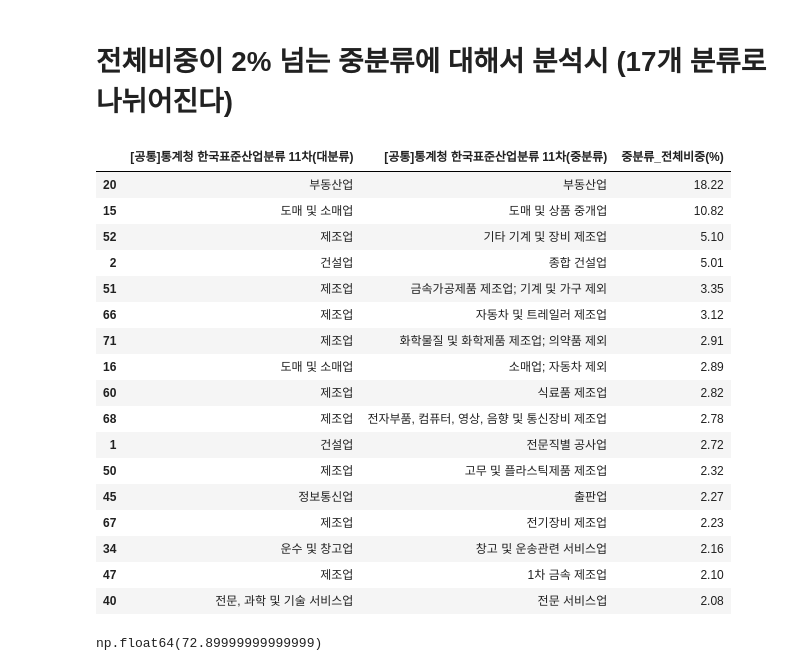
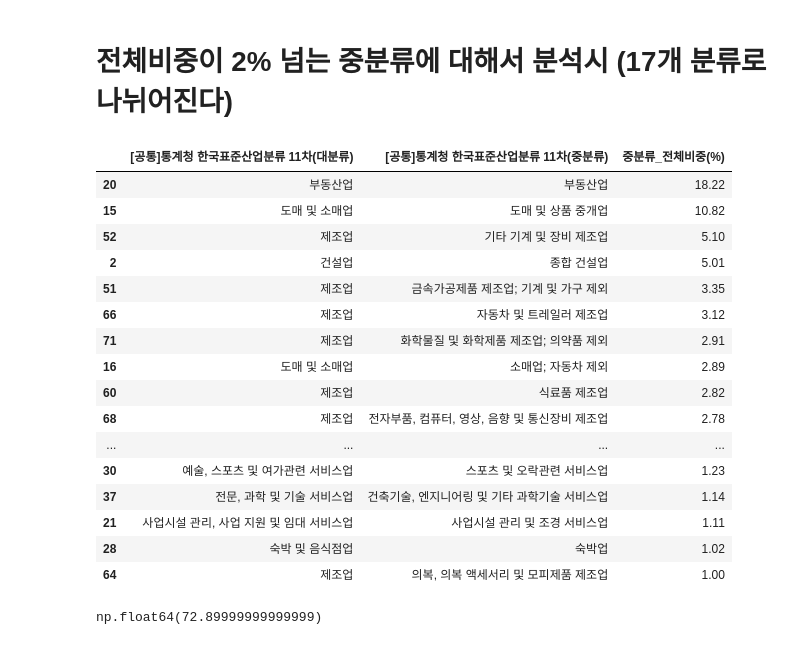
Before and after one commit to hyewonKo/corporate-bankruptcy, a Jupyter notebook: 데이터수집/test.ipynb, the cells around one changed output. Cells and saved outputs as stored; diff of their text form; code cells hidden in the pictures.

```diff
--- a/데이터수집/test.ipynb
+++ b/데이터수집/test.ipynb
@@ -238,30 +238,29 @@ result.head(20)
 # 전체비중이 2% 넘는 중분류에 대해서 분석시 (17개 분류로 나뉘어진다)
 # %%
 result.loc[
-    result['중분류_전체비중(%)'] >= 2,
+    result['중분류_전체비중(%)'] >= 1,
     [
         '[공통]통계청 한국표준산업분류 11차(대분류)',
         '[공통]통계청 한국표준산업분류 11차(중분류)',
         '중분류_전체비중(%)'
     ]
 ]
 # %% [output]
 |  | [공통]통계청 한국표준산업분류 11차(대분류) | [공통]통계청 한국표준산업분류 11차(중분류) | 중분류_전체비중(%) |
 | 20 | 부동산업 | 부동산업 | 18.22 |
 | 15 | 도매 및 소매업 | 도매 및 상품 중개업 | 10.82 |
 | 52 | 제조업 | 기타 기계 및 장비 제조업 | 5.10 |
 | 2 | 건설업 | 종합 건설업 | 5.01 |
 | 51 | 제조업 | 금속가공제품 제조업; 기계 및 가구 제외 | 3.35 |
 | 66 | 제조업 | 자동차 및 트레일러 제조업 | 3.12 |
 | 71 | 제조업 | 화학물질 및 화학제품 제조업; 의약품 제외 | 2.91 |
 | 16 | 도매 및 소매업 | 소매업; 자동차 제외 | 2.89 |
 | 60 | 제조업 | 식료품 제조업 | 2.82 |
 | 68 | 제조업 | 전자부품, 컴퓨터, 영상, 음향 및 통신장비 제조업 | 2.78 |
-| 1 | 건설업 | 전문직별 공사업 | 2.72 |
-| 50 | 제조업 | 고무 및 플라스틱제품 제조업 | 2.32 |
-| 45 | 정보통신업 | 출판업 | 2.27 |
-| 67 | 제조업 | 전기장비 제조업 | 2.23 |
-| 34 | 운수 및 창고업 | 창고 및 운송관련 서비스업 | 2.16 |
-| 47 | 제조업 | 1차 금속 제조업 | 2.10 |
-| 40 | 전문, 과학 및 기술 서비스업 | 전문 서비스업 | 2.08 |
+| ... | ... | ... | ... |
+| 30 | 예술, 스포츠 및 여가관련 서비스업 | 스포츠 및 오락관련 서비스업 | 1.23 |
+| 37 | 전문, 과학 및 기술 서비스업 | 건축기술, 엔지니어링 및 기타 과학기술 서비스업 | 1.14 |
+| 21 | 사업시설 관리, 사업 지원 및 임대 서비스업 | 사업시설 관리 및 조경 서비스업 | 1.11 |
+| 28 | 숙박 및 음식점업 | 숙박업 | 1.02 |
+| 64 | 제조업 | 의복, 의복 액세서리 및 모피제품 제조업 | 1.00 |
 # %%
```
Also changed, not shown: parts of 3 cells of this notebook, 23 other files.
